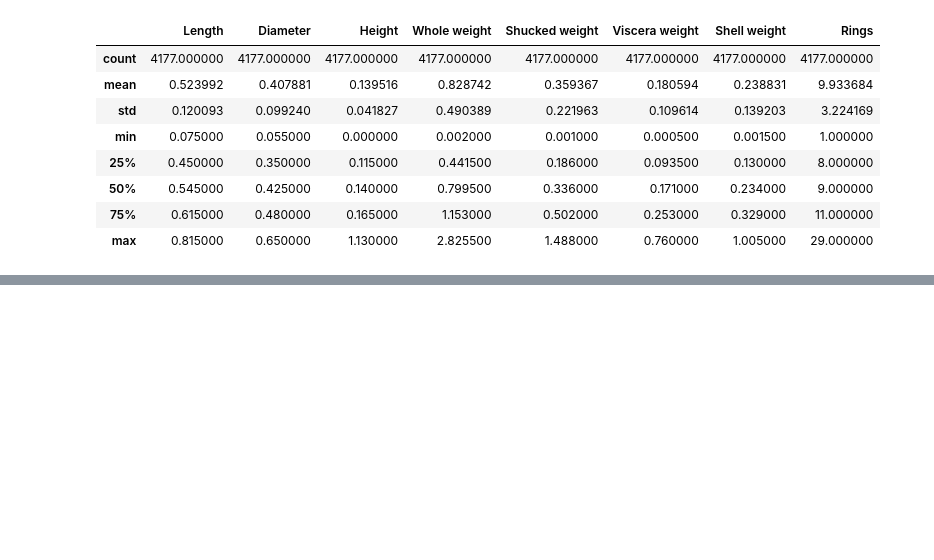
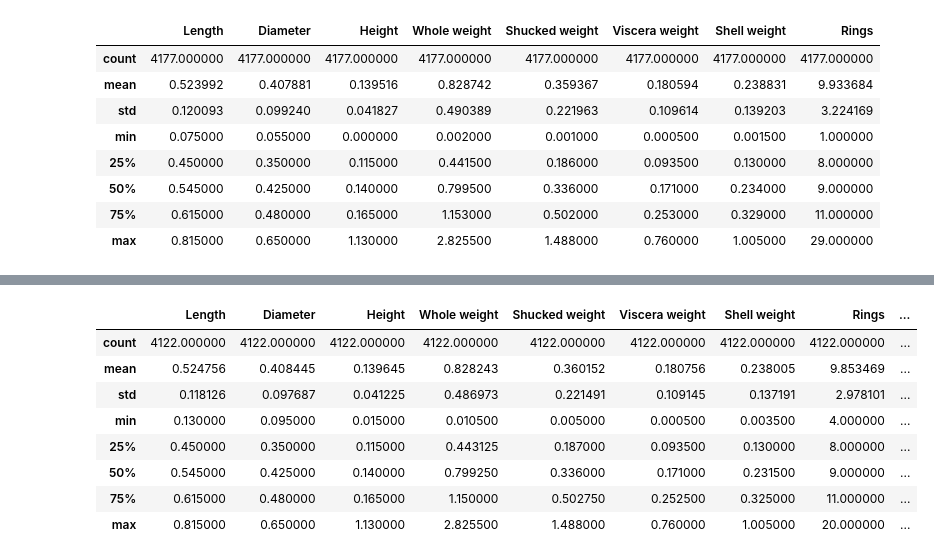
Before and after one commit to SharonBond/homework, a Jupyter notebook: week_17/week_17_homework.ipynb, the cells around one changed output, grey strips where cells are left out. Drawn from its saved outputs; the diff is of its cells as text; code cells hidden in the pictures; blank space fills up the shorter version.

```diff
--- a/week_17/week_17_homework.ipynb
+++ b/week_17/week_17_homework.ipynb
@@ -119,0 +225,12 @@ abalone_df.describe()
+# %%
+abalone_df.describe()
+# %% [output]
+|  | Length | Diameter | Height | Whole weight | Shucked weight | Viscera weight | Shell weight | Rings | ... |
+| count | 4122.000000 | 4122.000000 | 4122.000000 | 4122.000000 | 4122.000000 | 4122.000000 | 4122.000000 | 4122.000000 | ... |
+| mean | 0.524756 | 0.408445 | 0.139645 | 0.828243 | 0.360152 | 0.180756 | 0.238005 | 9.853469 | ... |
+| std | 0.118126 | 0.097687 | 0.041225 | 0.486973 | 0.221491 | 0.109145 | 0.137191 | 2.978101 | ... |
+| min | 0.130000 | 0.095000 | 0.015000 | 0.010500 | 0.005000 | 0.000500 | 0.003500 | 4.000000 | ... |
+| 25% | 0.450000 | 0.350000 | 0.115000 | 0.443125 | 0.187000 | 0.093500 | 0.130000 | 8.000000 | ... |
+| 50% | 0.545000 | 0.425000 | 0.140000 | 0.799250 | 0.336000 | 0.171000 | 0.231500 | 9.000000 | ... |
+| 75% | 0.615000 | 0.480000 | 0.165000 | 1.150000 | 0.502750 | 0.252500 | 0.325000 | 11.000000 | ... |
+| max | 0.815000 | 0.650000 | 1.130000 | 2.825500 | 1.488000 | 0.760000 | 1.005000 | 20.000000 | ... |
```
Also changed, not shown: parts of 38 cells of this notebook.
